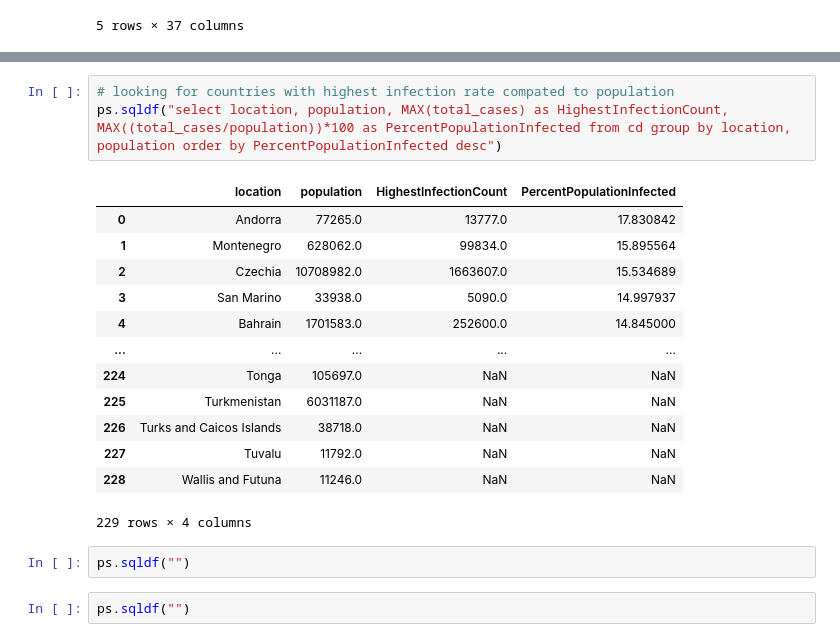
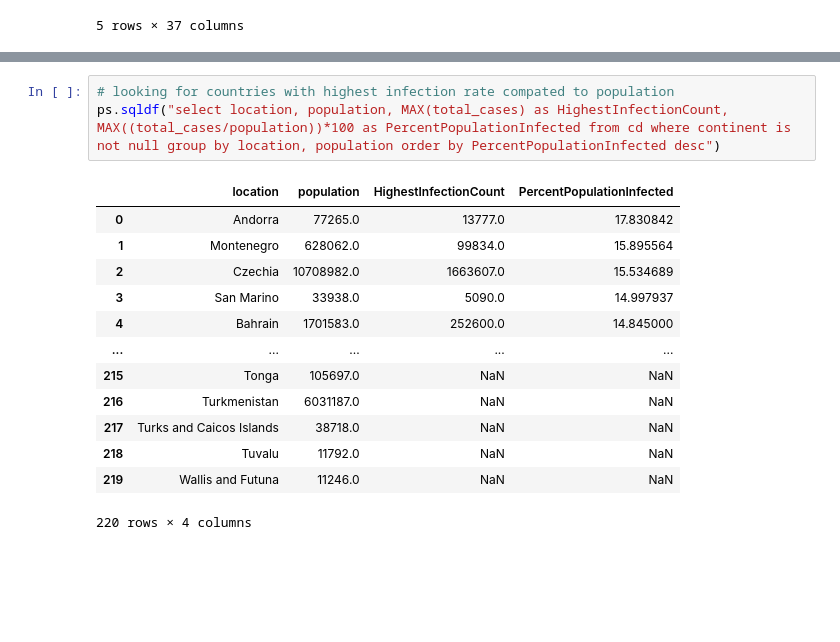
Before and after one commit to atalebizadeh/Examples, a Jupyter notebook: COVID-19/COVID-19 Pandasql.ipynb, the cells around one changed output, grey strips where cells are left out. Saved outputs shown, nothing was run; the diff lists cells and outputs as text; blank space fills up the shorter version.

```diff
--- a/COVID-19/COVID-19 Pandasql.ipynb
+++ b/COVID-19/COVID-19 Pandasql.ipynb
@@ -111,22 +111,18 @@ ps.sqldf("select location, date, population, total_cases, (total_cases/populatio
 503 rows × 5 columns
 # %%
 # looking for countries with highest infection rate compated to population
-ps.sqldf("select location, population, MAX(total_cases) as HighestInfectionCount, MAX((total_cases/population))*100 as PercentPopulationInfected from cd group by location, population order by PercentPopulationInfected desc")
+ps.sqldf("select location, population, MAX(total_cases) as HighestInfectionCount, MAX((total_cases/population))*100 as PercentPopulationInfected from cd where continent is not null group by location, population order by PercentPopulationInfected desc")
 # %% [output]
 |  | location | population | HighestInfectionCount | PercentPopulationInfected |
 | 0 | Andorra | 77265.0 | 13777.0 | 17.830842 |
 | 1 | Montenegro | 628062.0 | 99834.0 | 15.895564 |
 | 2 | Czechia | 10708982.0 | 1663607.0 | 15.534689 |
 | 3 | San Marino | 33938.0 | 5090.0 | 14.997937 |
 | 4 | Bahrain | 1701583.0 | 252600.0 | 14.845000 |
 | ... | ... | ... | ... | ... |
-| 224 | Tonga | 105697.0 | NaN | NaN |
-| 225 | Turkmenistan | 6031187.0 | NaN | NaN |
-| 226 | Turks and Caicos Islands | 38718.0 | NaN | NaN |
-| 227 | Tuvalu | 11792.0 | NaN | NaN |
-| 228 | Wallis and Futuna | 11246.0 | NaN | NaN |
+| 215 | Tonga | 105697.0 | NaN | NaN |
+| 216 | Turkmenistan | 6031187.0 | NaN | NaN |
+| 217 | Turks and Caicos Islands | 38718.0 | NaN | NaN |
+| 218 | Tuvalu | 11792.0 | NaN | NaN |
+| 219 | Wallis and Futuna | 11246.0 | NaN | NaN |
-229 rows × 4 columns
+220 rows × 4 columns
-# %%
-ps.sqldf("")
-# %%
-ps.sqldf("")
```
Also changed, not shown: parts of 8 cells of this notebook.
